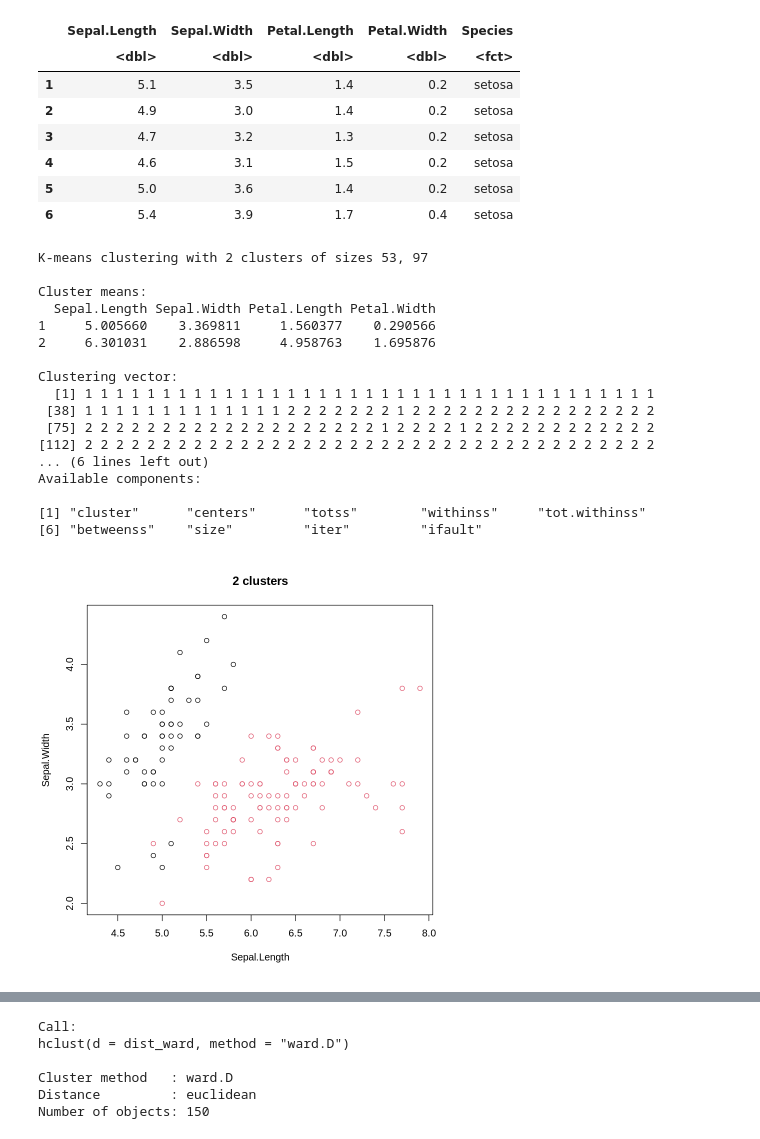
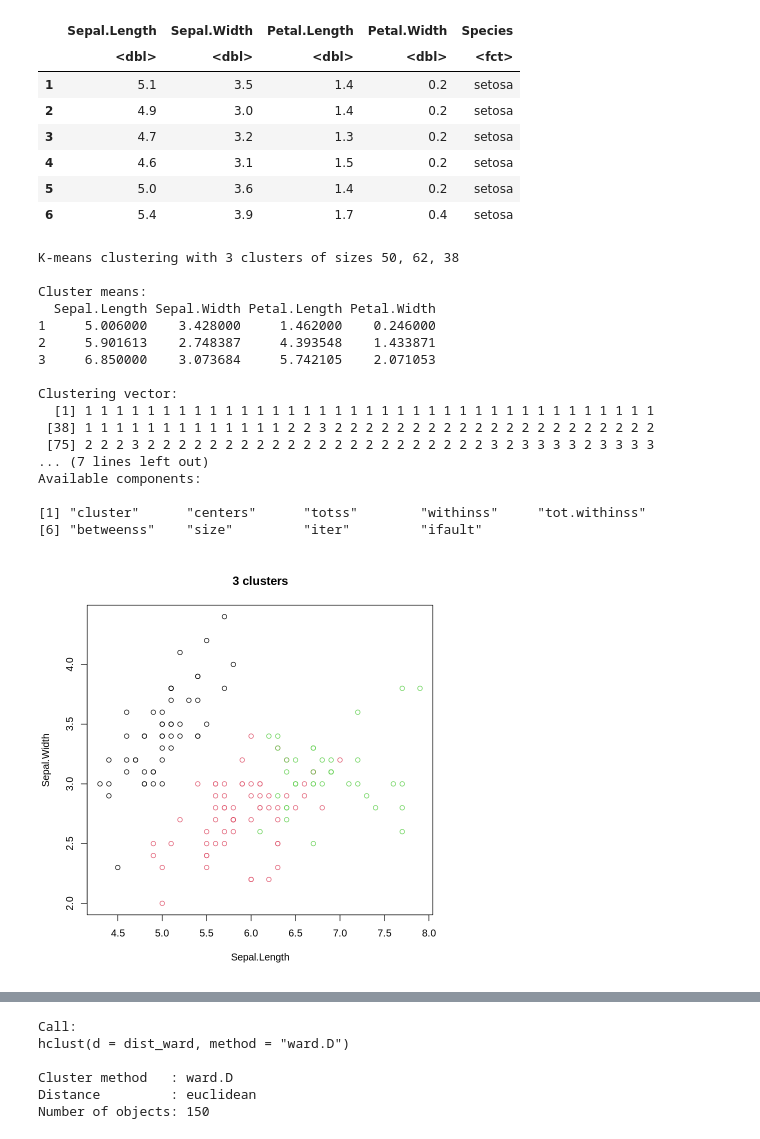
Before and after one commit to Viktory4121/MME, a Jupyter notebook: lab3.ipynb, the cells around one changed output, grey strips where cells are left out. Saved outputs shown, nothing was run; the diff lists cells and outputs as text; code cells hidden in the pictures.

```diff
--- a/lab3.ipynb
+++ b/lab3.ipynb
@@ -28,28 +28,28 @@ A data.frame: 6 × 5
 #install.packages("cluster")
 library(cluster)
 # %%
-model_kmeans <- kmeans(part_data, centers = 2, nstart = 1)
+model_kmeans <- kmeans(part_data, centers = 3, nstart = 1)
 print(model_kmeans)
 # %% [output]
-K-means clustering with 2 clusters of sizes 53, 97
+K-means clustering with 3 clusters of sizes 50, 62, 38
 
 Cluster means:
   Sepal.Length Sepal.Width Petal.Length Petal.Width
-1     5.005660    3.369811     1.560377    0.290566
-2     6.301031    2.886598     4.958763    1.695876
+1     5.006000    3.428000     1.462000    0.246000
+2     5.901613    2.748387     4.393548    1.433871
+3     6.850000    3.073684     5.742105    2.071053
 
 Clustering vector:
   [1] 1 1 1 1 1 1 1 1 1 1 1 1 1 1 1 1 1 1 1 1 1 1 1 1 1 1 1 1 1 1 1 1 1 1 1 1 1
- [38] 1 1 1 1 1 1 1 1 1 1 1 1 1 2 2 2 2 2 2 2 1 2 2 2 2 2 2 2 2 2 2 2 2 2 2 2 2
- [75] 2 2 2 2 2 2 2 2 2 2 2 2 2 2 2 2 2 2 2 1 2 2 2 2 1 2 2 2 2 2 2 2 2 2 2 2 2
-[112] 2 2 2 2 2 2 2 2 2 2 2 2 2 2 2 2 2 2 2 2 2 2 2 2 2 2 2 2 2 2 2 2 2 2 2 2 2
-... (6 lines left out)
+ [38] 1 1 1 1 1 1 1 1 1 1 1 1 1 2 2 3 2 2 2 2 2 2 2 2 2 2 2 2 2 2 2 2 2 2 2 2 2
+ [75] 2 2 2 3 2 2 2 2 2 2 2 2 2 2 2 2 2 2 2 2 2 2 2 2 2 2 3 2 3 3 3 3 2 3 3 3 3
+... (7 lines left out)
 Available components:
 
 [1] "cluster"      "centers"      "totss"        "withinss"     "tot.withinss"
 [6] "betweenss"    "size"         "iter"         "ifault"
 # %%
-plot(part_data[c("Sepal.Length", "Sepal.Width")], col = model_kmeans$cluster, main = "2 clusters")
+plot(part_data[c("Sepal.Length", "Sepal.Width")], col = model_kmeans$cluster, main = "3 clusters")
 # %% [output]
-[figure, old version]
+[figure, new version]
 # %%
```
Also changed, not shown: parts of 5 cells of this notebook.
